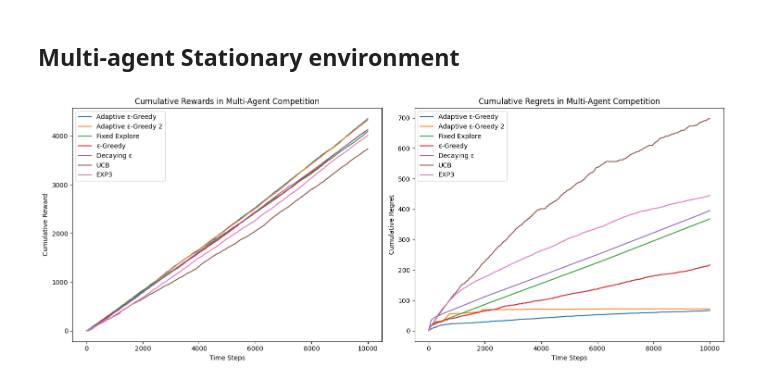
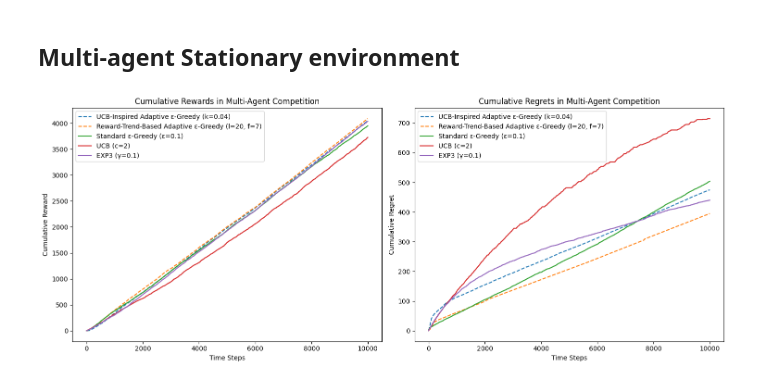
Before and after one commit to jessie-1001/RS-PROJECT, a Jupyter notebook: New_Algorithm_in_OTC.ipynb, the cells around one changed output. Drawn from its saved outputs; the diff is of its cells as text; code cells hidden in the pictures.

```diff
--- a/New_Algorithm_in_OTC.ipynb
+++ b/New_Algorithm_in_OTC.ipynb
@@ -568,7 +522,7 @@ def run_multi_agent_experiment(agent_configs, env_params, num_steps):
     - spread_history: Matrix of selected spreads
     """
     env = MultiAgentOTCEnvironment(**env_params)
-    num_agents = len(agent_configs)
+    num_agents = env_params['num_agents']
 
     # Initialize agents and metrics
     agents = [cls(**params) for cls, params in agent_configs]
@@ -605,57 +559,84 @@ alpha = 0.4 # High alpha means high competitiveness (steep execution prob curve)
 dynamic_interval = 2000
 # Agent configurations (mixed strategies)
 agent_configs = [
-    (UCB_Inspired_Adaptive_Epsilon_Greedy, {'num_arms': num_arms, 'k': k}),
-    (Reward_Trend_Based_Adaptive_Epsilon_Greedy, {'num_arms': num_arms, 'l': l, 'f': f}),
-    (FixedExplorationThenGreedy, {'num_arms': num_arms, 'exploration_steps': exploration_steps}),
-    (EpsilonGreedy, {'num_arms': num_arms, 'epsilon': epsilon}),
-    (EpsilonGreedyDecaying, {'num_arms': num_arms, 'epsilon_schedule': epsilon_schedule}),
-    (UCB, {'num_arms': num_arms, 'c': c}),
-    (EXP3, {'num_arms': num_arms, 'gamma': gamma})
+    {   # UCB-Inspired Adaptive ε-Greedy
+        'class': UCB_Inspired_Adaptive_Epsilon_Greedy,
+        'params': {'num_arms': num_arms, 'k': k},
+        'label': f'UCB-Inspired Adaptive ε-Greedy (k={k})'
+    },
+    {   # Reward-Trend-Based Adaptive ε-Greedy
+        'class': Reward_Trend_Based_Adaptive_Epsilon_Greedy,
+        'params': {'num_arms': num_arms, 'l': l, 'f': f},
+        'label': f'Reward-Trend-Based Adaptive ε-Greedy (l={l}, f={f})'
+    },
+    {   # Standard ε-Greedy
+        'class': EpsilonGreedy,
+        'params': {'num_arms': num_arms, 'epsilon': epsilon},
+        'label': f'Standard ε-Greedy (ε={epsilon})'
+    },
+    {   # UCB
+        'class': UCB,
+        'params': {'num_arms': num_arms, 'c': c},
+        'label': f'UCB (c={c})'
+    },
+    {   # EXP3
+        'class': EXP3,
+        'params': {'num_arms': num_arms, 'gamma': gamma},
+        'label': f'EXP3 (γ={gamma})'
+    }
 ]
 
-num_agents = len(agent_configs)
 # Environment parameters
 env_params = {
     'spreads': spreads,
-    'num_agents': num_agents,
+    'num_agents': len(agent_configs),
     'alpha': alpha,
     'dynamic_interval': dynamic_interval
 }
+# Convert config to tuple format needed by runner
+agent_tuples = [(cfg['class'], cfg['params']) for cfg in agent_configs]
 
 # ==========================
 # Running Experiments
 # ==========================
 cumulative_rewards, cumulative_regrets, spread_history = run_multi_agent_experiment(
-    agent_configs, env_params, num_steps=num_steps
+    agent_tuples,
+    env_params,
+    num_steps=num_steps
 )
 
 # ==========================
 # Visualization
 # ==========================
-labels = ['Adaptive ε-Greedy', 'Adaptive ε-Greedy 2', 'Fixed Explore', 'ε-Greedy', 'Decaying ε', 'UCB', 'EXP3']
+dashed_lines = 2
 plt.figure(figsize=(15, 6))
 
 # Reward plot
 plt.subplot(1, 2, 1)
 
 for i in range(cumulative_rewards.shape[1]):
-    plt.plot(cumulative_rewards[:,i], label=labels[i])
+    linestyle = '--' if i < dashed_lines else '-'
+    plt.plot(cumulative_rewards[:,i],
+             label=agent_configs[i]['label'],
+             linestyle=linestyle)
 plt.title("Cumulative Rewards in Multi-Agent Competition")
 plt.xlabel("Time Steps")
 plt.ylabel("Cumulative Reward")
 plt.legend()
 
 # Regret plot
 plt.subplot(1, 2, 2)
 for i in range(cumulative_regrets.shape[1]):
-    plt.plot(cumulative_regrets[:, i], label=labels[i])
+    linestyle = '--' if i < dashed_lines else '-'
+    plt.plot(cumulative_regrets[:, i],
+             label=agent_configs[i]['label'],
+             linestyle=linestyle)
 plt.title("Cumulative Regrets in Multi-Agent Competition")
 plt.xlabel("Time Steps")
 plt.ylabel("Cumulative Regret")
 plt.legend()
 
 plt.tight_layout()
 plt.show()
 # %% [output]
-[figure, old version]
+[figure, new version]
```
Also changed, not shown: parts of 4 cells of this notebook, 1 other file.
